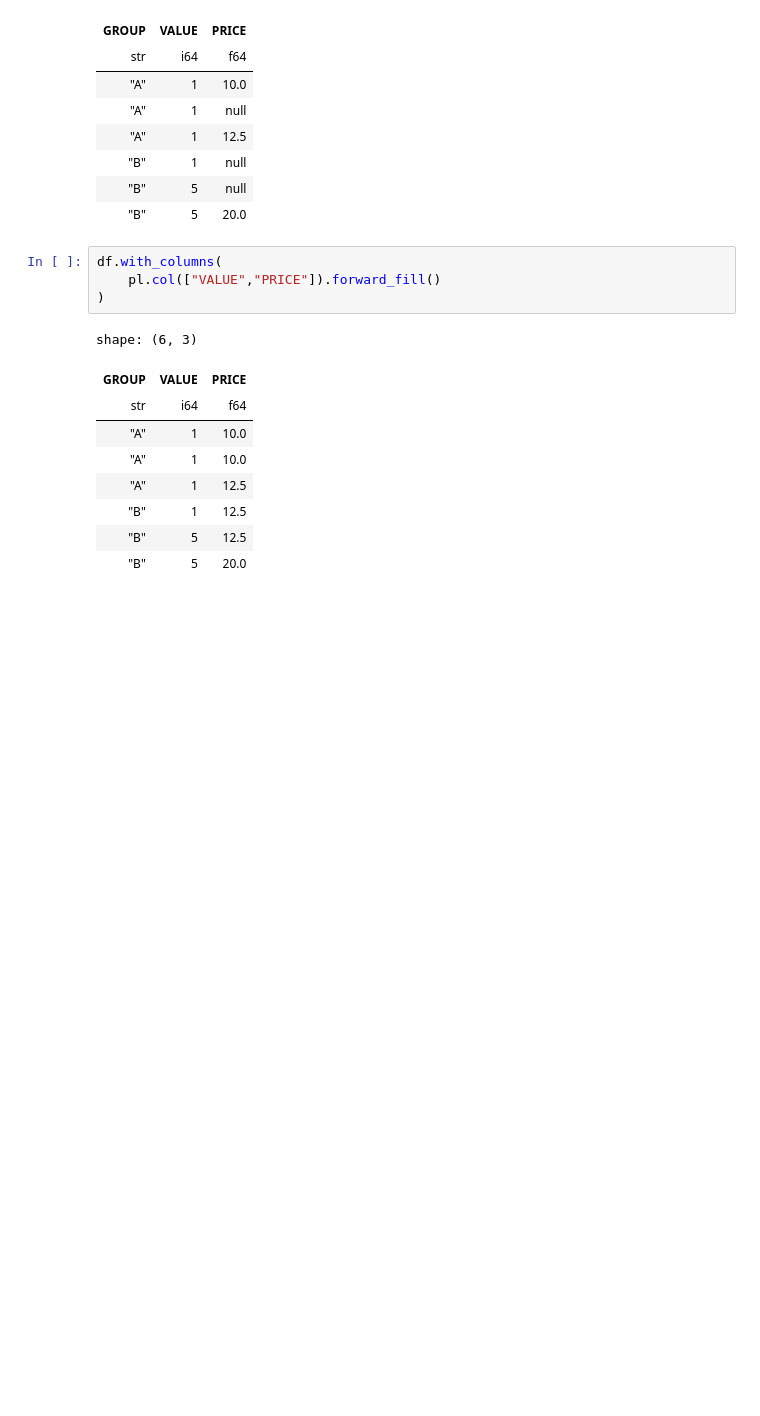
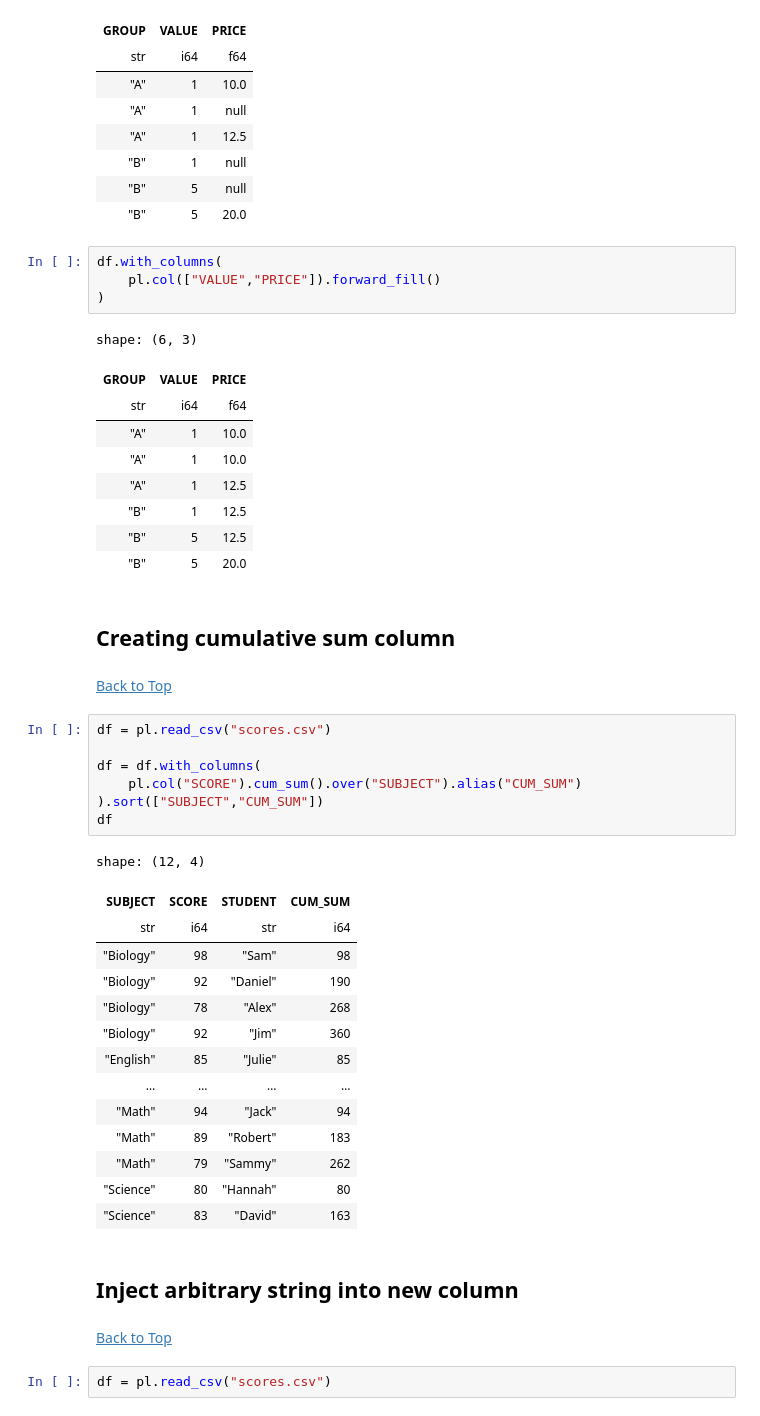
Before and after one commit to pybokeh/jupyter-sql, a Jupyter notebook: polars/Polars_Cheat_Sheet.ipynb, the cells around one changed output. Drawn from its saved outputs; the diff is of its cells as text; blank space fills up the shorter version.

```diff
--- a/polars/Polars_Cheat_Sheet.ipynb
+++ b/polars/Polars_Cheat_Sheet.ipynb
@@ -649,3 +650,35 @@ shape: (6, 3)
 | "B" | 1 | 12.5 |
 | "B" | 5 | 12.5 |
 | "B" | 5 | 20.0 |
+# %% [markdown]
+## Creating cumulative sum column
+# %% [markdown]
+[Back to Top](#Table-Of-Contents)
+# %%
+df = pl.read_csv("scores.csv")
+
+df = df.with_columns(
+    pl.col("SCORE").cum_sum().over("SUBJECT").alias("CUM_SUM")
+).sort(["SUBJECT","CUM_SUM"])
+df
+# %% [output]
+shape: (12, 4)
+| SUBJECT | SCORE | STUDENT | CUM_SUM |
+| str | i64 | str | i64 |
+| "Biology" | 98 | "Sam" | 98 |
+| "Biology" | 92 | "Daniel" | 190 |
+| "Biology" | 78 | "Alex" | 268 |
+| "Biology" | 92 | "Jim" | 360 |
+| "English" | 85 | "Julie" | 85 |
+| … | … | … | … |
+| "Math" | 94 | "Jack" | 94 |
+| "Math" | 89 | "Robert" | 183 |
+| "Math" | 79 | "Sammy" | 262 |
+| "Science" | 80 | "Hannah" | 80 |
+| "Science" | 83 | "David" | 163 |
+# %% [markdown]
+## Inject arbitrary string into new column
+# %% [markdown]
+[Back to Top](#Table-Of-Contents)
+# %%
+df = pl.read_csv("scores.csv")
```
Also changed, not shown: parts of 2 cells of this notebook.
